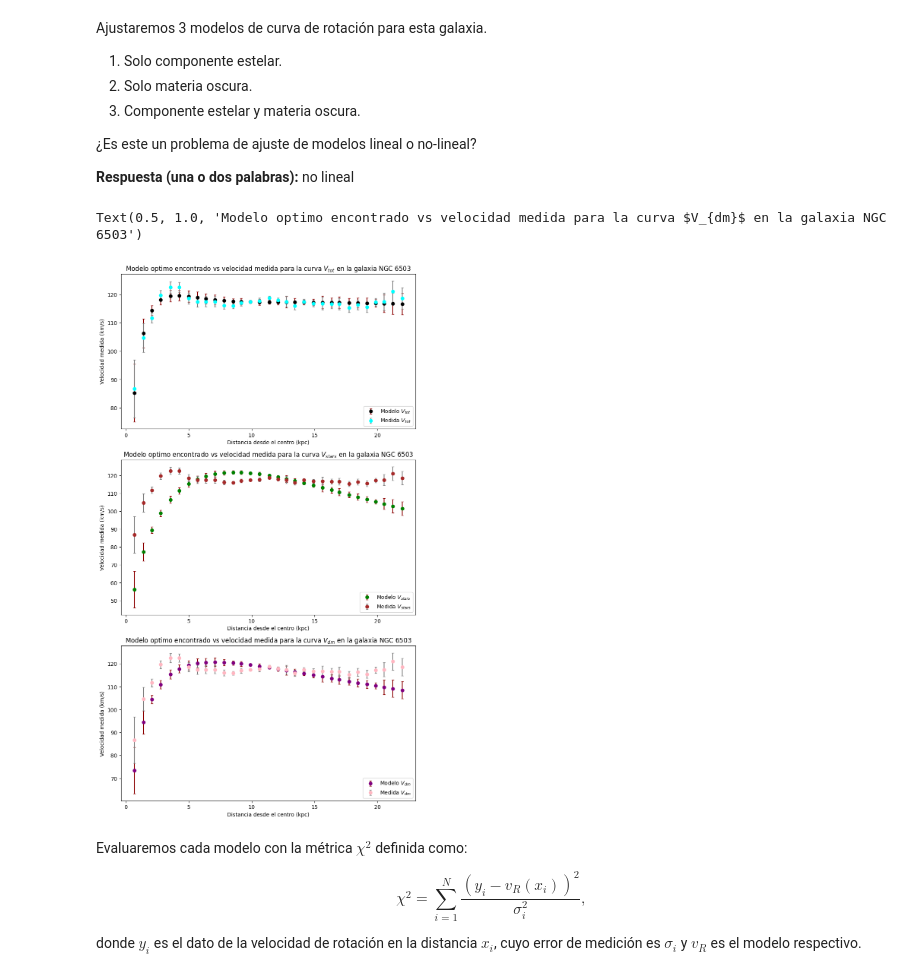
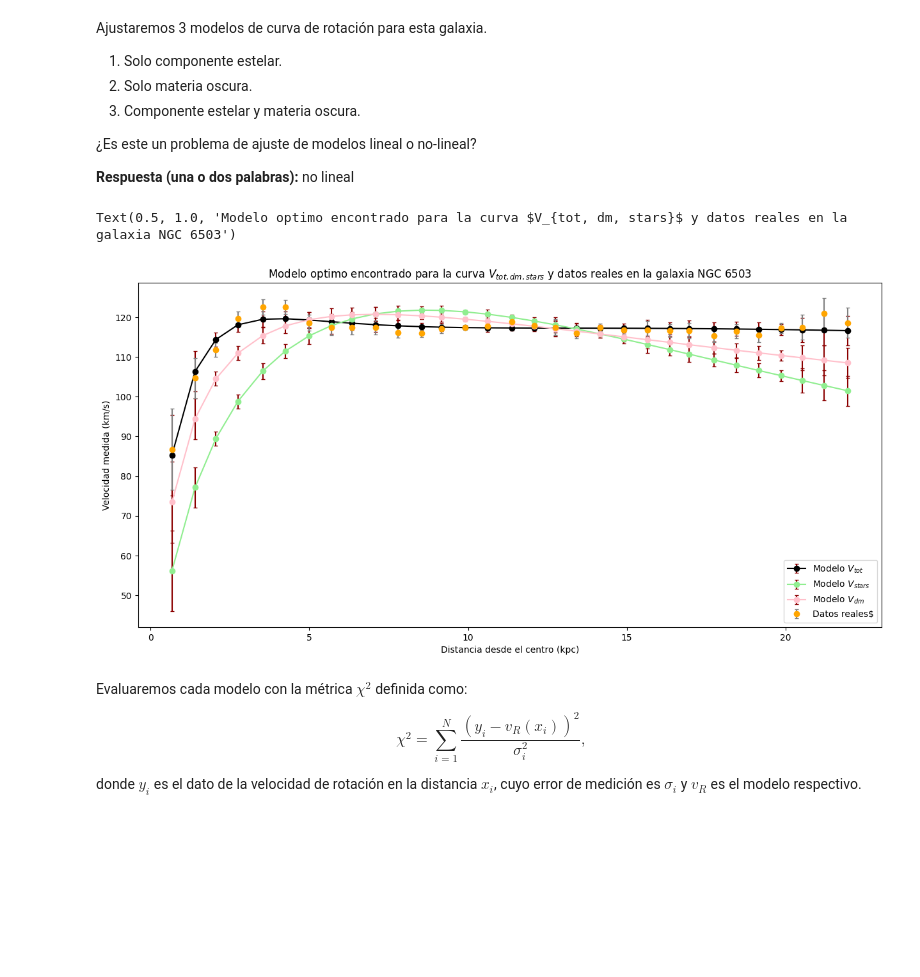
Before and after one commit to bsttiv/Tarea-3, a Jupyter notebook: Tarea3_Desarrollo.ipynb, the cells around one changed output. Drawn from its saved outputs; the diff is of its cells as text; code cells hidden in the pictures; blank space fills up the shorter version.

Commit message:
Cambio en gráfico

```diff
--- a/Tarea3_Desarrollo.ipynb
+++ b/Tarea3_Desarrollo.ipynb
@@ -260,41 +260,32 @@ popt_tot, pcov_tot = curve_fit(v_R_tot, distancia_del_centro, velocidad_medida,
 # %%
 # En el gráfico de los datos, añada los 3 modelos con los parámetros óptimos encontrados en la parte anterior.
 # No olvide añadir una leyenda adecuada.
 
-# Se crea un gráfico de 3 filas para poder visualizar los datos de mejor manera
-_, ax = plt.subplots(3, 1, figsize=(10, 18))
+# Se crea un gráfico para poder visualizar los datos de mejor manera
+_, ax = plt.subplots(1, 1, figsize=(15, 7))
 
 # Se calcula los valores de y predichos por el modelo no lineal
 v_stars_modelo = v_R_stars(distancia_del_centro, *popt_stars)
 v_dm_modelo = v_R_dm(distancia_del_centro, *popt_dm)
 v_tot_modelo = v_R_tot(distancia_del_centro, *popt_tot)
 
+
 # Se grafican los datos reales y la predicción utilizando errorbar.
-ax[0].errorbar(distancia_del_centro, v_tot_modelo, label="Modelo $V_{tot}$", color="black", marker = 'o', linestyle='none', yerr=error_estandar, capsize=2, ecolor='darkred')
-ax[0].errorbar(distancia_del_centro, velocidad_medida, label="Medida $V_{tot}$", color="aqua", marker = 'o', linestyle='none', yerr=error_estandar, capsize=2, ecolor='gray')
-ax[1].errorbar(distancia_del_centro, v_stars_modelo, label="Modelo $V_{stars}$", color="green", marker = 'o', linestyle='none', yerr=error_estandar, capsize=2, ecolor='darkred')
-ax[1].errorbar(distancia_del_centro, velocidad_medida, label="Medida $V_{stars}$", color="brown", marker = 'o', linestyle='none', yerr=error_estandar, capsize=2, ecolor='gray')
-ax[2].errorbar(distancia_del_centro, v_dm_modelo, label="Modelo $V_{dm}$", color="purple", marker = 'o', linestyle='none', yerr=error_estandar, capsize=2, ecolor='darkred')
-ax[2].errorbar(distancia_del_centro, velocidad_medida, label="Medida $V_{dm}$", color="lightpink", marker = 'o', linestyle='none', yerr=error_estandar, capsize=2, ecolor='gray')
+ax.errorbar(distancia_del_centro, v_tot_modelo, label="Modelo $V_{tot}$", color="black", marker = 'o', yerr=error_estandar, capsize=2, ecolor='darkred')
+ax.errorbar(distancia_del_centro, v_stars_modelo, label="Modelo $V_{stars}$", color="lightgreen", marker = 'o', yerr=error_estandar, capsize=2, ecolor='darkred')
+ax.errorbar(distancia_del_centro, v_dm_modelo, label="Modelo $V_{dm}$", color="pink", marker = 'o', yerr=error_estandar, capsize=2, ecolor='darkred')
+ax.errorbar(distancia_del_centro, velocidad_medida, label="Datos reales$", color="orange", marker = 'o', linestyle='none', yerr=error_estandar, capsize=2, ecolor='gray')
 
 # Se aplican las leyendas
-ax[0].legend()
-ax[1].legend()
-ax[2].legend()
+ax.legend()
 
 # Se aplican los titulos correspondientes
-ax[0].set_xlabel("Distancia desde el centro (kpc)")
-ax[1].set_xlabel("Distancia desde el centro (kpc)")
-ax[2].set_xlabel("Distancia desde el centro (kpc)")
-ax[0].set_ylabel("Velocidad medida (km/s)")
-ax[1].set_ylabel("Velocidad medida (km/s)")
-ax[2].set_ylabel("Velocidad medida (km/s)")
-ax[0].set_title("Modelo optimo encontrado vs velocidad medida para la curva $V_{tot}$ en la galaxia NGC 6503")
-ax[1].set_title("Modelo optimo encontrado vs velocidad medida para la curva $V_{stars}$ en la galaxia NGC 6503")
-ax[2].set_title("Modelo optimo encontrado vs velocidad medida para la curva $V_{dm}$ en la galaxia NGC 6503")
+ax.set_xlabel("Distancia desde el centro (kpc)")
+ax.set_ylabel("Velocidad medida (km/s)")
+ax.set_title("Modelo optimo encontrado para la curva $V_{tot, dm, stars}$ y datos reales en la galaxia NGC 6503")
 # %% [output]
-Text(0.5, 1.0, 'Modelo optimo encontrado vs velocidad medida para la curva $V_{dm}$ en la galaxia NGC 6503')
+Text(0.5, 1.0, 'Modelo optimo encontrado para la curva $V_{tot, dm, stars}$ y datos reales en la galaxia NGC 6503')
-[figure, old version]
+[figure, new version]
 # %% [markdown]
 Evaluaremos cada modelo con la métrica $\chi ^2$ definida como:
 
```
Also changed, not shown: parts of 1 cell of this notebook.
